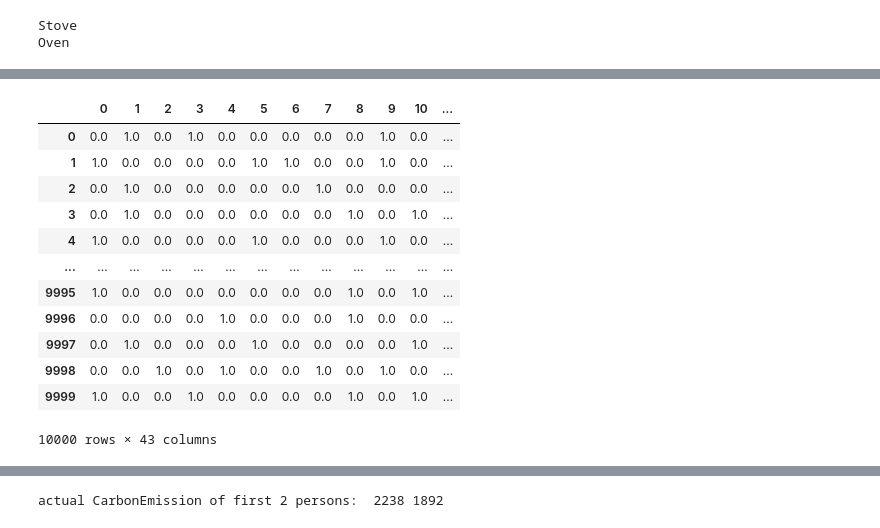
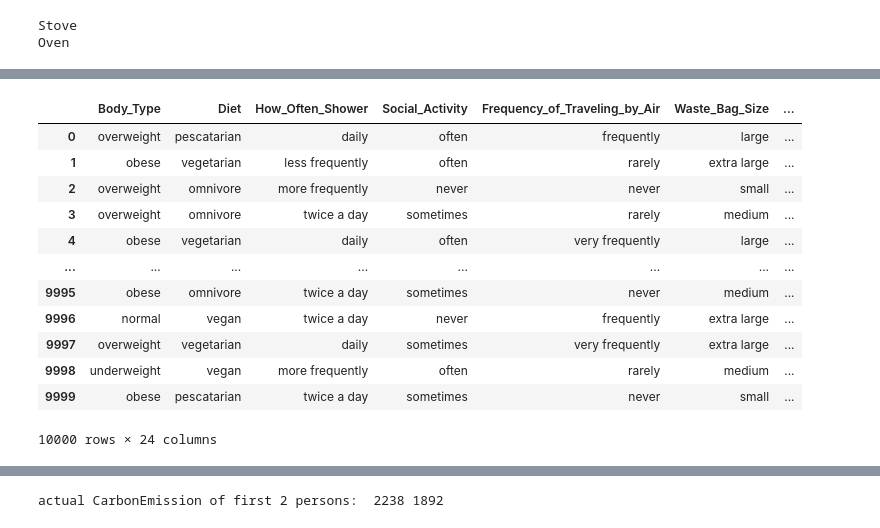
Before and after one commit to e-prossinger/CarbonFootprint_TechLab, a Jupyter notebook: individual_notebooks/Prossinger/00_for_publication_linear-regression-for-carbon-footprint.ipynb, the cells around one changed output, grey strips where cells are left out. Cells and saved outputs as stored; diff of their text form; code cells hidden in the pictures.

```diff
--- a/individual_notebooks/Prossinger/00_for_publication_linear-regression-for-carbon-footprint.ipynb
+++ b/individual_notebooks/Prossinger/00_for_publication_linear-regression-for-carbon-footprint.ipynb
@@ -602,9 +597,8 @@ from sklearn.preprocessing import OneHotEncoder
 from sklearn.compose import ColumnTransformer
 from sklearn.preprocessing import MinMaxScaler
 
-
-X = df[variables_quantitative + variables_for_one_hot_encoded + list(dummy_variables)]
-
+dummy_variables = list(dummy_variables)
+X = df[variables_ordinal + variables_nominal_1answer + variables_quantitative + dummy_variables]
 
 
 print(len(variables_ordinal)+ len(variables_nominal_1answer),"Features for One-Hot-Encoding:")
@@ -623,22 +617,11 @@ cf = ColumnTransformer(
     [(col, MinMaxScaler(), [col]) for col in variables_quantitative],
     remainder="passthrough")
 
-#old code # Create the ColumnTransformer using the list "variables_for_one_hot_encoded"
-#cf = ColumnTransformer(
-#    [(col, OneHotEncoder(drop="first"), [col]) for col in variables_for_one_hot_encoded],
-#    remainder="passthrough")
 
 cf.fit(X)
 X_transformed = cf.transform(X) # Data after scaling
 
 
-#old code
-##### scaling (# scaling so number are between 0 and 1) ############################################
-#scaler = MinMaxScaler()
-#scaler.fit(X_transformed)
-#X_transformed_scaled = scaler.transform(X_transformed)  # Data after scaling
-
-
 
 cf
 # %% [output]
@@ -674,18 +683,17 @@ ColumnTransformer(remainder='passthrough',
 # %%
 #to get a better understanding of the code
-X_transformed[0:2]
-pd.DataFrame(X_transformed)
+X
 # %% [output]
-|  | 0 | 1 | 2 | 3 | 4 | 5 | 6 | 7 | 8 | 9 | 10 | ... |
-| 0 | 0.0 | 1.0 | 0.0 | 1.0 | 0.0 | 0.0 | 0.0 | 0.0 | 0.0 | 1.0 | 0.0 | ... |
-| 1 | 1.0 | 0.0 | 0.0 | 0.0 | 0.0 | 1.0 | 1.0 | 0.0 | 0.0 | 1.0 | 0.0 | ... |
-| 2 | 0.0 | 1.0 | 0.0 | 0.0 | 0.0 | 0.0 | 0.0 | 1.0 | 0.0 | 0.0 | 0.0 | ... |
-| 3 | 0.0 | 1.0 | 0.0 | 0.0 | 0.0 | 0.0 | 0.0 | 0.0 | 1.0 | 0.0 | 1.0 | ... |
-| 4 | 1.0 | 0.0 | 0.0 | 0.0 | 0.0 | 1.0 | 0.0 | 0.0 | 0.0 | 1.0 | 0.0 | ... |
-| ... | ... | ... | ... | ... | ... | ... | ... | ... | ... | ... | ... | ... |
-| 9995 | 1.0 | 0.0 | 0.0 | 0.0 | 0.0 | 0.0 | 0.0 | 0.0 | 1.0 | 0.0 | 1.0 | ... |
-| 9996 | 0.0 | 0.0 | 0.0 | 0.0 | 1.0 | 0.0 | 0.0 | 0.0 | 1.0 | 0.0 | 0.0 | ... |
-| 9997 | 0.0 | 1.0 | 0.0 | 0.0 | 0.0 | 1.0 | 0.0 | 0.0 | 0.0 | 0.0 | 1.0 | ... |
-| 9998 | 0.0 | 0.0 | 1.0 | 0.0 | 1.0 | 0.0 | 0.0 | 1.0 | 0.0 | 1.0 | 0.0 | ... |
-| 9999 | 1.0 | 0.0 | 0.0 | 1.0 | 0.0 | 0.0 | 0.0 | 0.0 | 1.0 | 0.0 | 1.0 | ... |
+|  | Body_Type | Diet | How_Often_Shower | Social_Activity | Frequency_of_Traveling_by_Air | Waste_Bag_Size | ... |
+| 0 | overweight | pescatarian | daily | often | frequently | large | ... |
+| 1 | obese | vegetarian | less frequently | often | rarely | extra large | ... |
+| 2 | overweight | omnivore | more frequently | never | never | small | ... |
+| 3 | overweight | omnivore | twice a day | sometimes | rarely | medium | ... |
+| 4 | obese | vegetarian | daily | often | very frequently | large | ... |
+| ... | ... | ... | ... | ... | ... | ... | ... |
+| 9995 | obese | omnivore | twice a day | sometimes | never | medium | ... |
+| 9996 | normal | vegan | twice a day | never | frequently | extra large | ... |
+| 9997 | overweight | vegetarian | daily | sometimes | very frequently | extra large | ... |
+| 9998 | underweight | vegan | more frequently | often | rarely | medium | ... |
+| 9999 | obese | pescatarian | twice a day | sometimes | never | small | ... |
-10000 rows × 43 columns
+10000 rows × 24 columns
```
Also changed, not shown: parts of 48 cells of this notebook.
